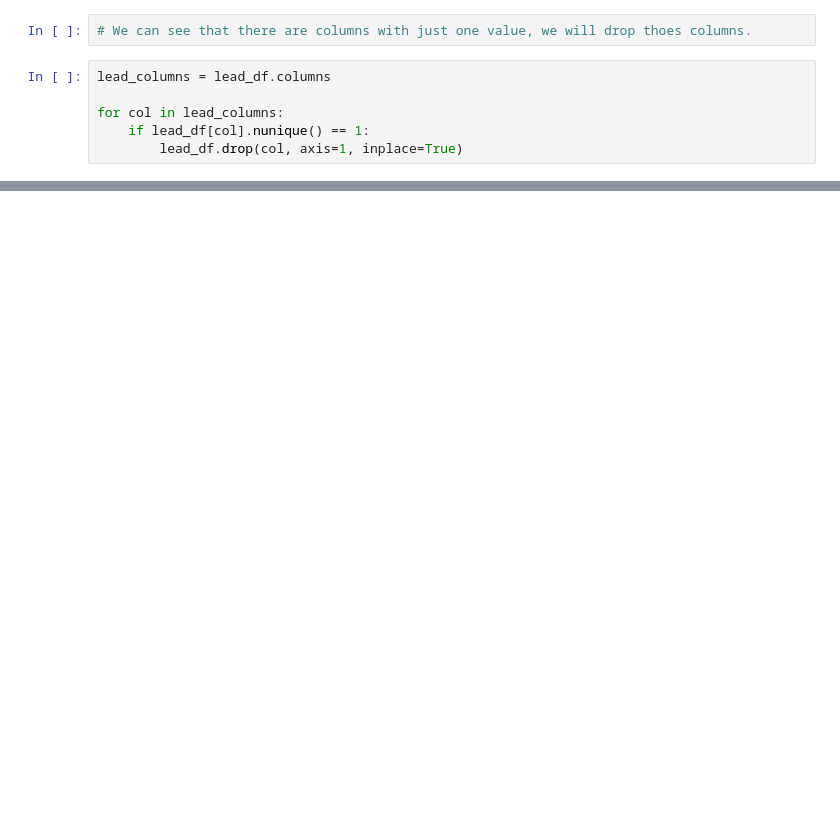
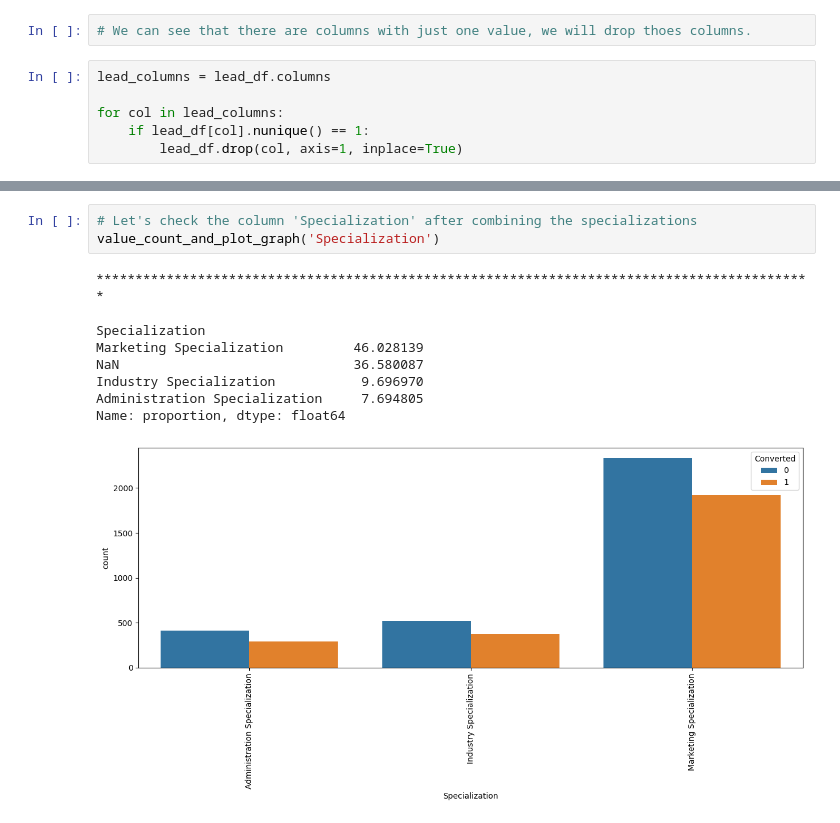
Before and after one commit to AkankshaDwivedi/lead-scoring-assignment, a Jupyter notebook: Lead_Scoring_Assignment_Akanksha.ipynb, the cells around one changed output, grey strips where cells are left out. Drawn from its saved outputs; the diff is of its cells as text; blank space fills up the shorter version.

```diff
--- a/Lead_Scoring_Assignment_Akanksha.ipynb
+++ b/Lead_Scoring_Assignment_Akanksha.ipynb
@@ -331,0 +360,13 @@ dtype: float64
+# %%
+# Let's check the column 'Specialization' after combining the specializations
+value_count_and_plot_graph('Specialization')
+# %% [output]
+********************************************************************************************
+
+Specialization
+Marketing Specialization         46.028139
+NaN                              36.580087
+Industry Specialization           9.696970
+Administration Specialization     7.694805
+Name: proportion, dtype: float64
+[figure, added]
```
Also changed, not shown: parts of 46 cells of this notebook.
